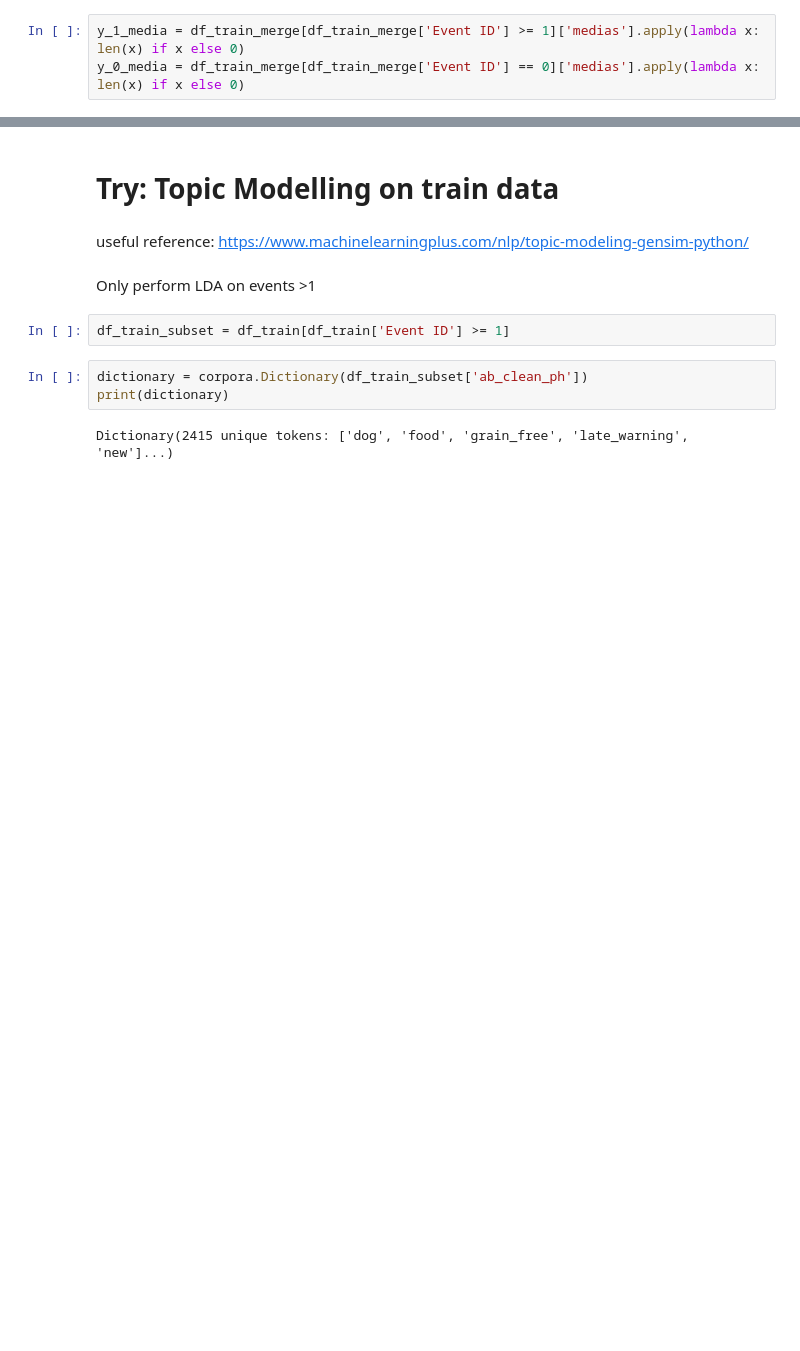
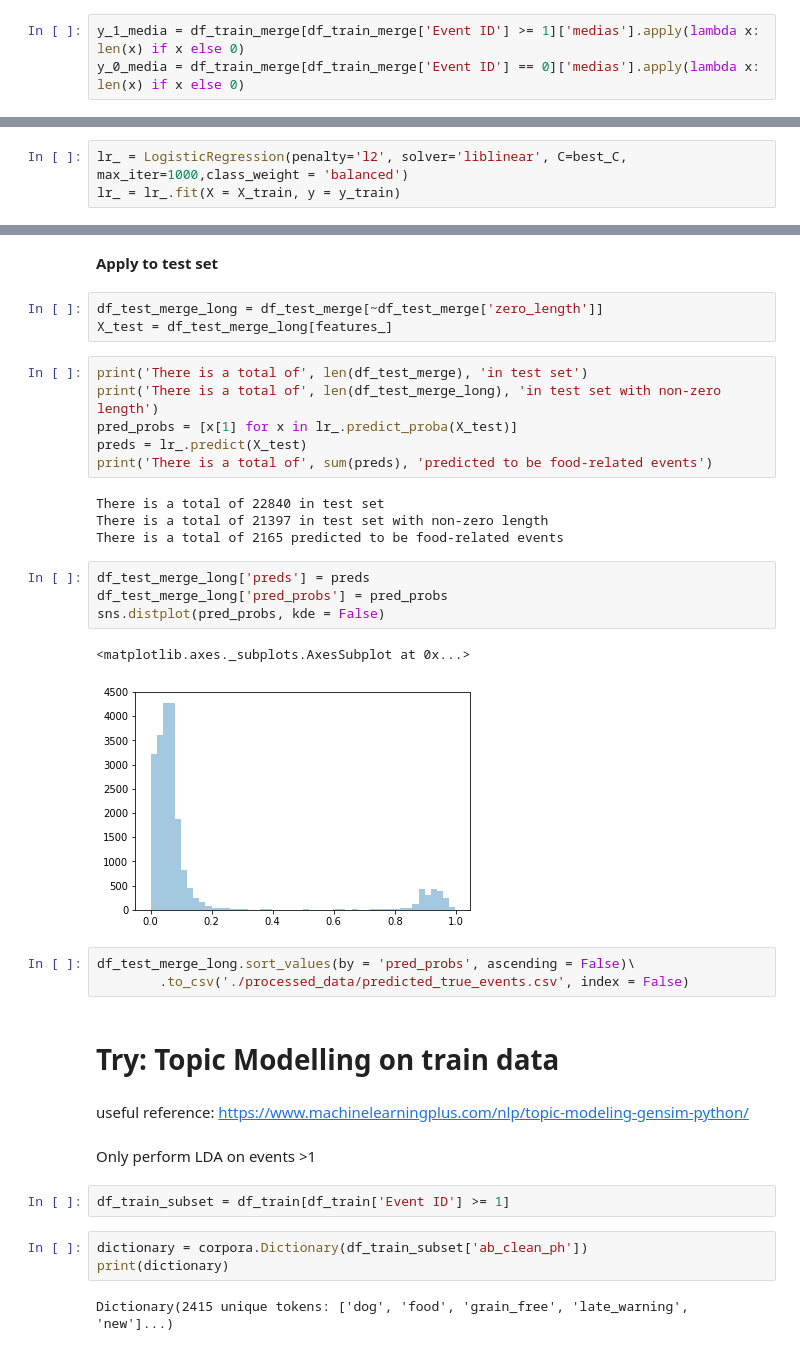
Before and after one commit to shiwang0211/future_food_challenge, a Jupyter notebook: Data Exploration.ipynb, the cells around one changed output, grey strips where cells are left out. Drawn from its saved outputs; the diff is of its cells as text; blank space fills up the shorter version.

```diff
--- a/Data Exploration.ipynb
+++ b/Data Exploration.ipynb
@@ -709,0 +929,3 @@ Name: medias, dtype: int64
+# %%
+lr_ = LogisticRegression(penalty='l2', solver='liblinear', C=best_C, max_iter=1000,class_weight = 'balanced')
+lr_ = lr_.fit(X = X_train, y = y_train)
@@ -710,3 +957,28 @@ Name: medias, dtype: int64
+# %% [markdown]
+**Apply to test set**
+# %%
+df_test_merge_long = df_test_merge[~df_test_merge['zero_length']]
+X_test = df_test_merge_long[features_]
+# %%
+print('There is a total of', len(df_test_merge), 'in test set')
+print('There is a total of', len(df_test_merge_long), 'in test set with non-zero length')
+pred_probs = [x[1] for x in lr_.predict_proba(X_test)]
+preds = lr_.predict(X_test)
+print('There is a total of', sum(preds), 'predicted to be food-related events')
+# %% [output]
+There is a total of 22840 in test set
+There is a total of 21397 in test set with non-zero length
+There is a total of 2165 predicted to be food-related events
+# %%
+df_test_merge_long['preds'] = preds
+df_test_merge_long['pred_probs'] = pred_probs
+sns.distplot(pred_probs, kde = False)
+# %% [output]
+<matplotlib.axes._subplots.AxesSubplot at 0x...>
+[figure, added]
+# %%
+df_test_merge_long.sort_values(by = 'pred_probs', ascending = False)\
+        .to_csv('./processed_data/predicted_true_events.csv', index = False)
 # %% [markdown]
 # Try: Topic Modelling on train data
 # %% [markdown]
```
Also changed, not shown: parts of 64 cells of this notebook.
